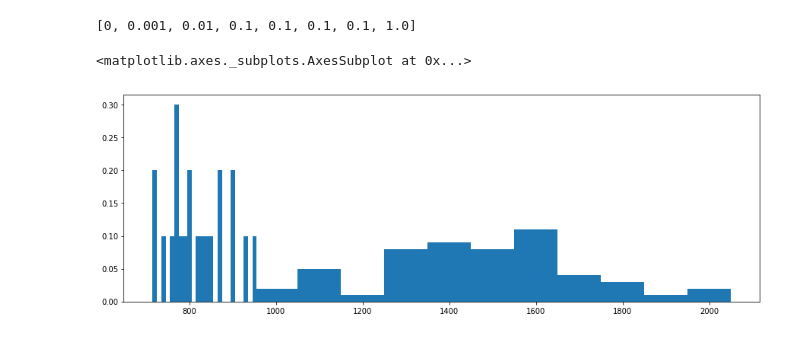
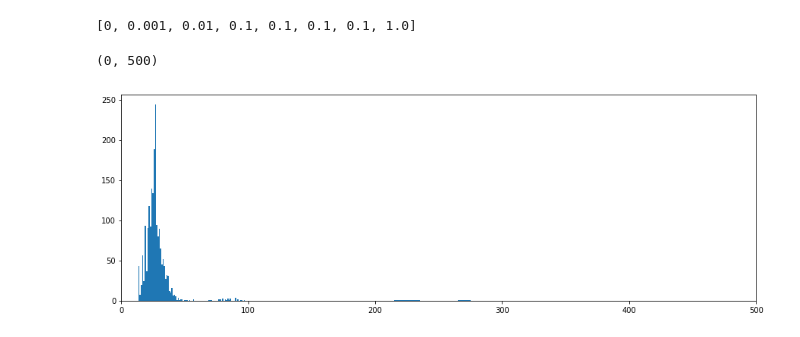
Before and after one commit to HeinrichHartmann/Statistics-for-Engineers, a Jupyter notebook: 2018-08-29-SRECon-Duesseldorf/4 Histograms.ipynb, the cells around one changed output. Cells and saved outputs as stored; diff of their text form; code cells hidden in the pictures.

```diff
--- a/2018-08-29-SRECon-Duesseldorf/4 Histograms.ipynb
+++ b/2018-08-29-SRECon-Duesseldorf/4 Histograms.ipynb
@@ -17,13 +19,13 @@ Further reading:
 5. Draw a rectangle for each bin with height:
    - `h[k] = sample_count[k]` -- non normalized
    - `h[k] = sample_count[k] / bin_width[k]` -- normalized case
+# %%
+import numpy as np
+X = np.genfromtxt("../datasets/WebLatency.csv", delimiter=",")[:,2][:2000] - 85
 # %%
-import numpy as np
-X = np.loadtxt("../datasets/request_rates.csv", delimiter=",",skiprows=1)[:,1]
-
 # Step 1: Represent bins via list of left-edges
 bin_left = [
-    500, 700, 800, 900, 1000, 1500, 1800, 2000, 2200
+    10, 15, 20, 50, 100, 150, 200, 250, 300, 400, 500, 700, 800, 900, 1000, 1500
 ]
 
 bin_min = bin_left[0]
@@ -179,17 +181,21 @@ def LL_hist(X):
     for x in X:
         l = LL_bin_left(x)
         count[l] = count.get(l,0) + 1
-    bin_left = sorted(count.keys())
+    return count
+
+def LL_plot(H):
+    bin_left = sorted(H.keys())
     bin_width = [ LL_bin_width(l) for l in bin_left ]
-    bin_height = [ count[l] / LL_bin_width(l)
+    bin_height = [ H[l] / LL_bin_width(l)
         for l in bin_left
     ]
     plt.figure(figsize=(15,5))
     plt.bar(bin_left,width=bin_width,height=bin_height)
 # %%
 import seaborn as sns
-LL_hist(X)
+LL_plot(LL_hist(X))
 sns.rugplot(X,height=-0.05, color="grey")
+plt.xlim(0,500)
 # %% [output]
-<matplotlib.axes._subplots.AxesSubplot at 0x...>
+(0, 500)
-[figure, old version]
+[figure, new version]
```
Also changed, not shown: parts of 24 cells of this notebook, 5 other files.
